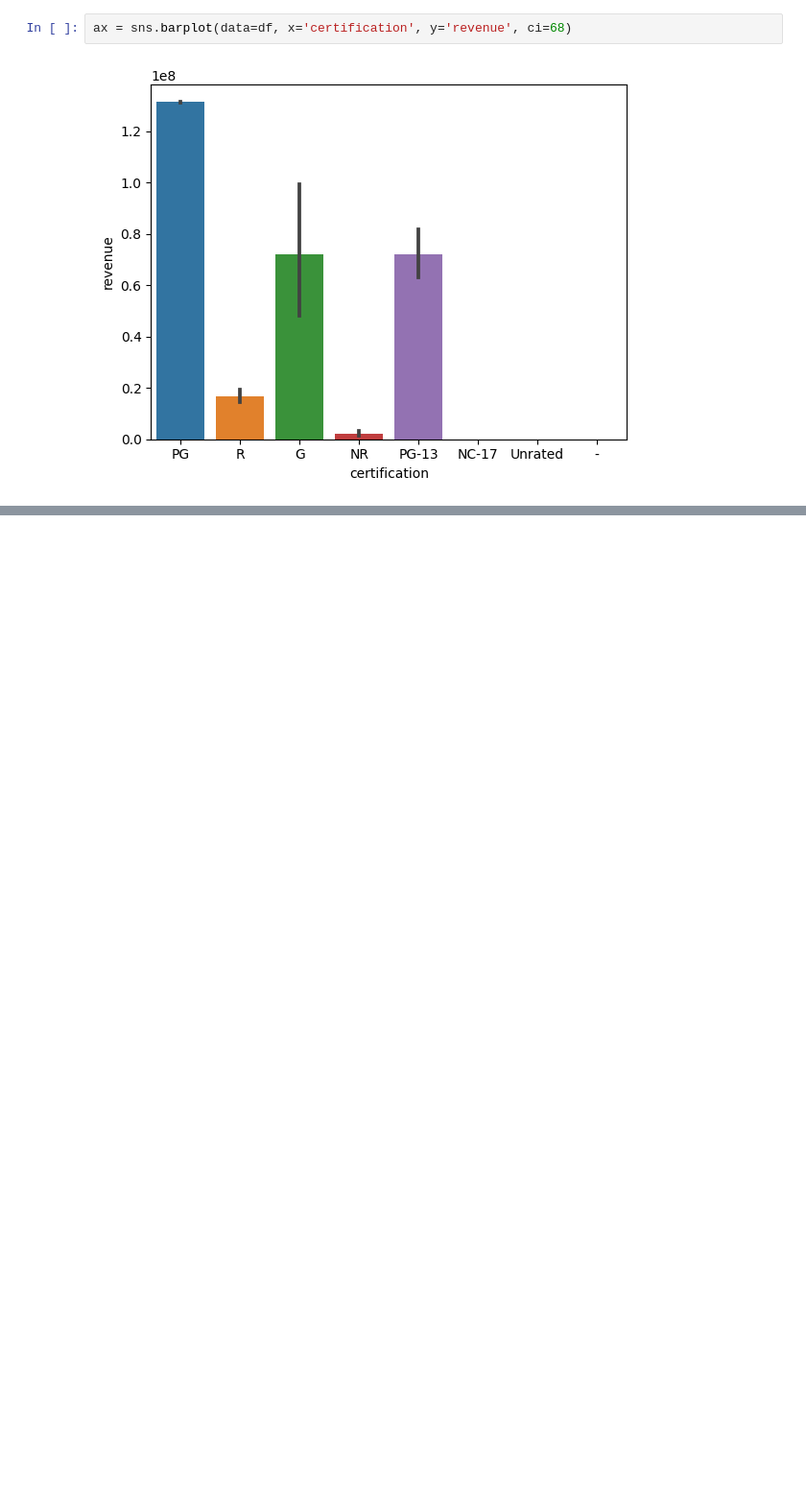
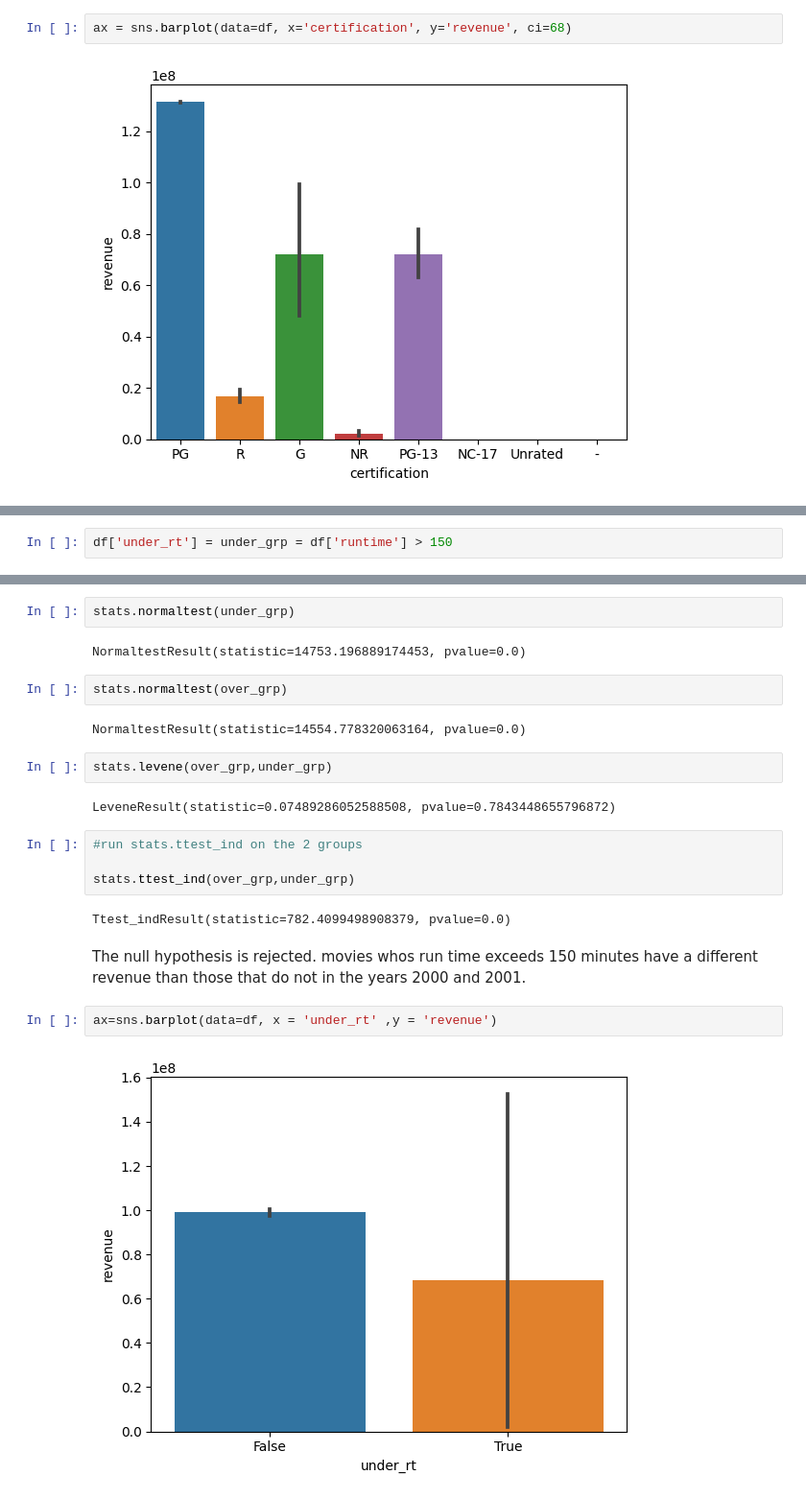
Before and after one commit to Davianka/Project-3-Using-IMDB, a Jupyter notebook: Hypothsis testing.ipynb, the cells around one changed output, grey strips where cells are left out. Shown at 96% size. Saved outputs shown, nothing was run; the diff lists cells and outputs as text; blank space fills up the shorter version.

```diff
--- a/Hypothsis testing.ipynb
+++ b/Hypothsis testing.ipynb
@@ -151,0 +167,2 @@ movies rated PG earned the most money in 2000 and 2001, thee P value is 0.0
+# %%
+df['under_rt'] = under_grp = df['runtime'] > 150
@@ -151,0 +189,24 @@ movies rated PG earned the most money in 2000 and 2001, thee P value is 0.0
+# %%
+stats.normaltest(under_grp)
+# %% [output]
+NormaltestResult(statistic=14753.196889174453, pvalue=0.0)
+# %%
+stats.normaltest(over_grp)
+# %% [output]
+NormaltestResult(statistic=14554.778320063164, pvalue=0.0)
+# %%
+stats.levene(over_grp,under_grp)
+# %% [output]
+LeveneResult(statistic=0.07489286052588508, pvalue=0.7843448655796872)
+# %%
+#run stats.ttest_ind on the 2 groups
+
+stats.ttest_ind(over_grp,under_grp)
+# %% [output]
+Ttest_indResult(statistic=782.4099498908379, pvalue=0.0)
+# %% [markdown]
+The null hypothesis is rejected.  movies whos run time exceeds 150 minutes have a different revenue than those that do not in the years 2000 and 2001.
+# %%
+ax=sns.barplot(data=df, x = 'under_rt' ,y = 'revenue')
+# %% [output]
+[figure, added]
```
Also changed, not shown: parts of 13 cells of this notebook.
